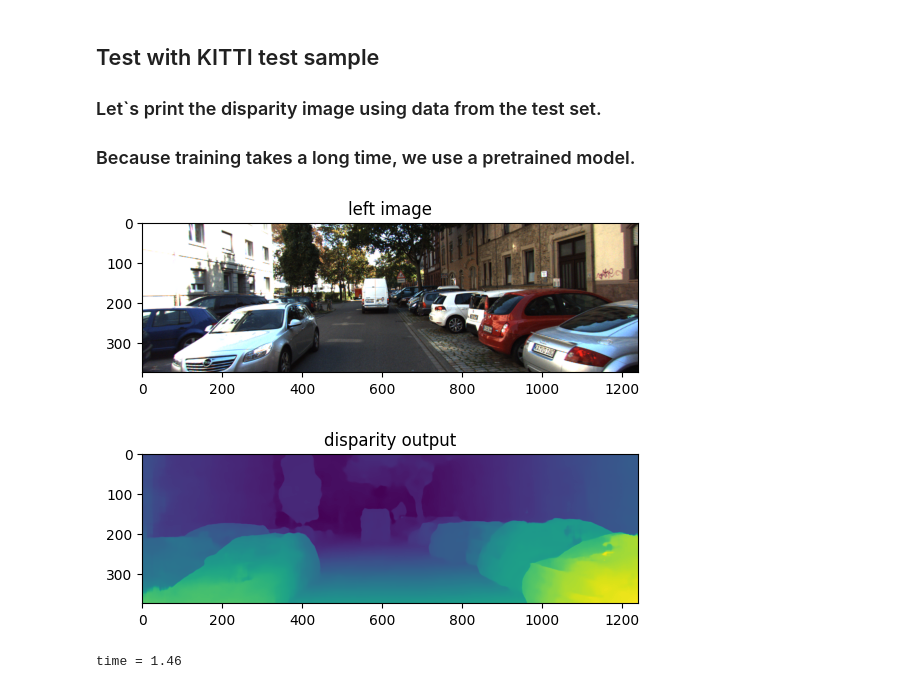
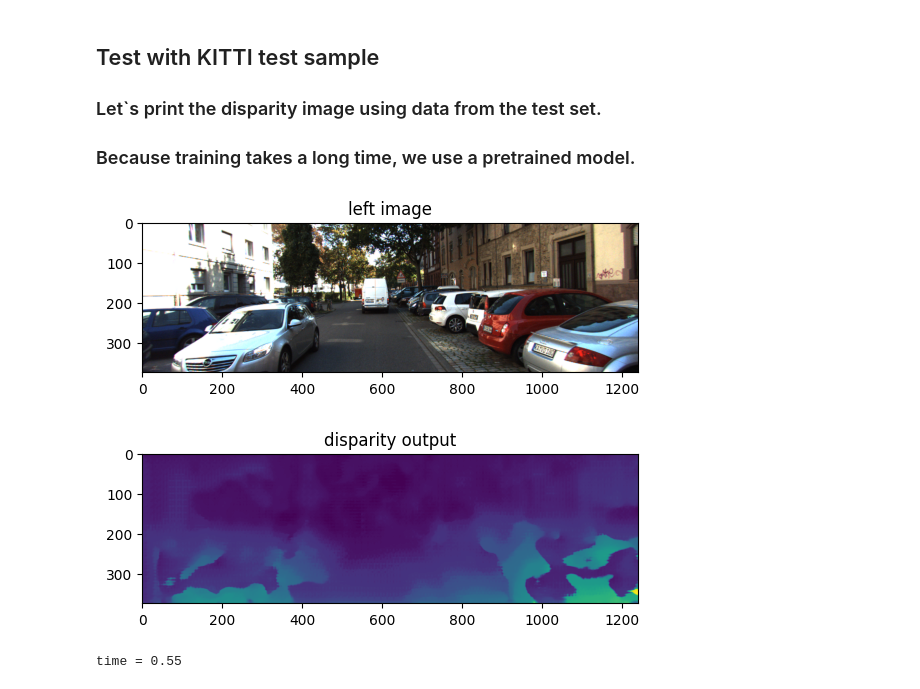
Before and after one commit to SeungAhSon/RE510_2024, a Jupyter notebook: Experiment4/2024PSMnet.ipynb, the cells around one changed output. Drawn from its saved outputs; the diff is of its cells as text; code cells hidden in the pictures.

```diff
--- a/Experiment4/2024PSMnet.ipynb
+++ b/Experiment4/2024PSMnet.ipynb
@@ -9,13 +14,8 @@
 # %%
-!git clone https://github.com/Chohoonhee/PSMNet_Colab
-%cd /content/PSMNet_Colab/PSMnet/
 import os.path
 from os import path
 
-from google.colab import drive
-
-drive.mount('/content/gdrive/')
-datapath = '/content/gdrive/MyDrive/PSMNet/data/KITTI_2015/training/'
+datapath = './data/KITTI_2015/training/'
 savemodel = './saved_model'
 
 if path.exists(savemodel) == False:
@@ -370,7 +380,7 @@ if __name__=='__main__':
     epochs = 20
     model = PSMNet(max_disp)
     model = model.cuda()
-    optimizer = optim.Adam(model.parameters(), lr=0.001, betas=(0.9, 0.999))
+    optimizer = optim.Adam(model.parameters(), lr=0.0005, betas=(0.9, 0.999))
     print(model.feature_extraction)
 # %% [output]
 feature_extraction(
@@ -396,17 +406,21 @@ feature_extraction(
 ### As the loss function, smoothness L1 loss is used
 ### see training log and the training loss normally decreases.
 # %%
+    best_val_loss = float('inf')
+    patience_counter = 0
+    patience = 5
+
     for epoch in range(0, epochs):
         total_train_loss = 0
         print('This is %d-th epoch' %(epoch))
         model.train()
-        import pdb
+        #import pdb
         #------------- Train ------------------------------------------------------------
         for batch_idx, (imgL_crop, imgR_crop, disp_crop_L) in enumerate(TrainImgLoader):
             # pdb.set_trace()
-            optimizer.zero_grad()
+            # optimizer.zero_grad()
             imgL_crop, imgR_crop, disp_crop_L = imgL_crop.cuda(), imgR_crop.cuda(), disp_crop_L.cuda()
-            mask = (disp_crop_L < max_disp) & (0 < disp_crop_L)
+            mask = (disp_crop_L < max_disp) #& (0 < disp_crop_L)
             mask.detach_()
             start_time = time.time()
             output = model(imgL_crop, imgR_crop)
@@ -433,5 +447,15 @@ feature_extraction(
             print('Iter %d test loss = %.3f' %(batch_idx, test_loss))
             total_test_loss += test_loss
         print('total test loss = %.3f' %(total_test_loss/len(TestImgLoader)))
+
+        # Early stopping logic
+        if total_test_loss < best_val_loss:
+            best_val_loss = total_test_loss
+            patience_counter = 0
+        else:
+            patience_counter += 1
+            if patience_counter >= patience:
+                print(f'Early stopping triggered at epoch {epoch+1}')
+                break
 # %% [output]
 This is 0-th epoch
@@ -457,8 +481,8 @@ KeyboardInterrupt:
 ### Let`s print the disparity image using data from the test set.
 ### Because training takes a long time, we use a pretrained model.
 # %%
-left_image_path = '/content/gdrive/My Drive/PSMNet/data/KITTI_2015/testing/left.png'
-right_image_path = '/content/gdrive/My Drive/PSMNet/data/KITTI_2015/testing/right.png'
+left_image_path = './data/KITTI_2015/testing/left.png'
+right_image_path = './data/KITTI_2015/testing/right.png'
 # %%
   def test_img(imgL,imgR):
       model.eval()
@@ -475,8 +499,8 @@ right_image_path = '/content/gdrive/My Drive/PSMNet/data/KITTI_2015/testing/righ
       return pred_disp
 if __name__=='__main__':
     from collections import OrderedDict
-    # checkpoint = torch.load('/content/gdrive/My Drive/PSMNet/data/pretrained_model_KITTI2015.tar')
-    checkpoint = torch.load('./saved_model/checkpoint_1.tar')
+
+    checkpoint = torch.load('./saved_model/checkpoint_0.tar')
     new_state_dict = OrderedDict()
     for k, v in checkpoint['state_dict'].items():
         # name = k[7:]
@@ -499,32 +523,32 @@ if __name__=='__main__':
         times = imgL.shape[1]//16
         top_pad = (times+1)*16 -imgL.shape[1]
     else:
         top_pad = 0
 
     if imgL.shape[2] % 16 != 0:
         times = imgL.shape[2]//16
         right_pad = (times+1)*16-imgL.shape[2]
     else:
         right_pad = 0
 
     imgL = F.pad(imgL,(0,right_pad, top_pad,0)).unsqueeze(0)
     imgR = F.pad(imgR,(0,right_pad, top_pad,0)).unsqueeze(0)
 
     start_time = time.time()
     pred_disp = test_img(imgL,imgR)
     if top_pad !=0 or right_pad != 0:
       img = pred_disp[top_pad:,:-right_pad]
     else:
       img = pred_disp
     plt.figure()
     plt.title('left image')
     plt.imshow(imgL_o)
     plt.figure()
     plt.title('disparity output')
     plt.imshow(img)
     plt.show()
     print('time = %.2f' %(time.time() - start_time))
 # %% [output]
 [figure]
-[figure, old version]
+[figure, new version]
-time = 1.46
+time = 0.55
```
Also changed, not shown: parts of 9 cells of this notebook, 40 other files.
